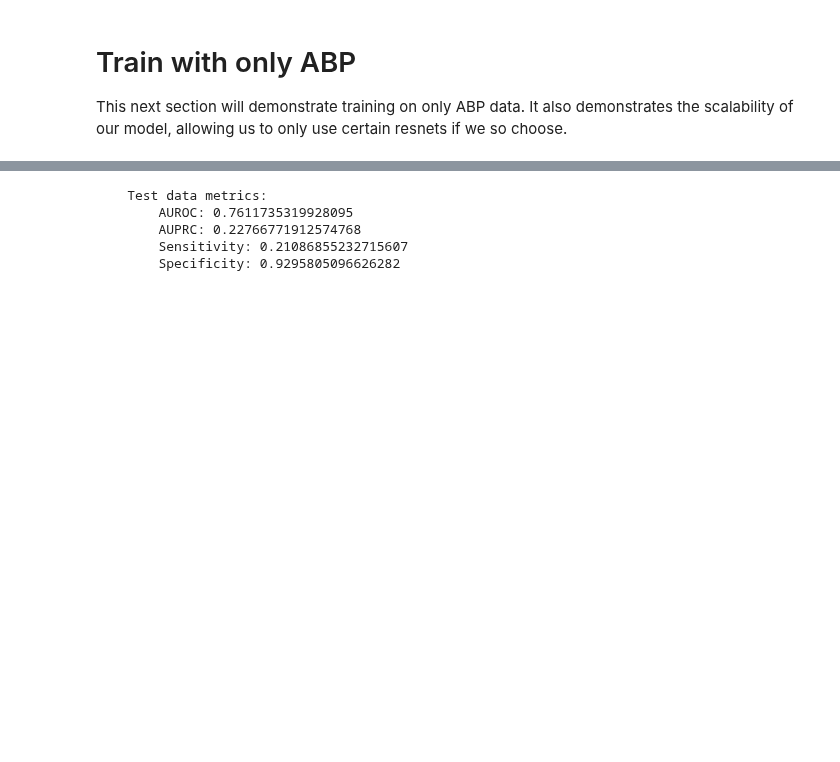
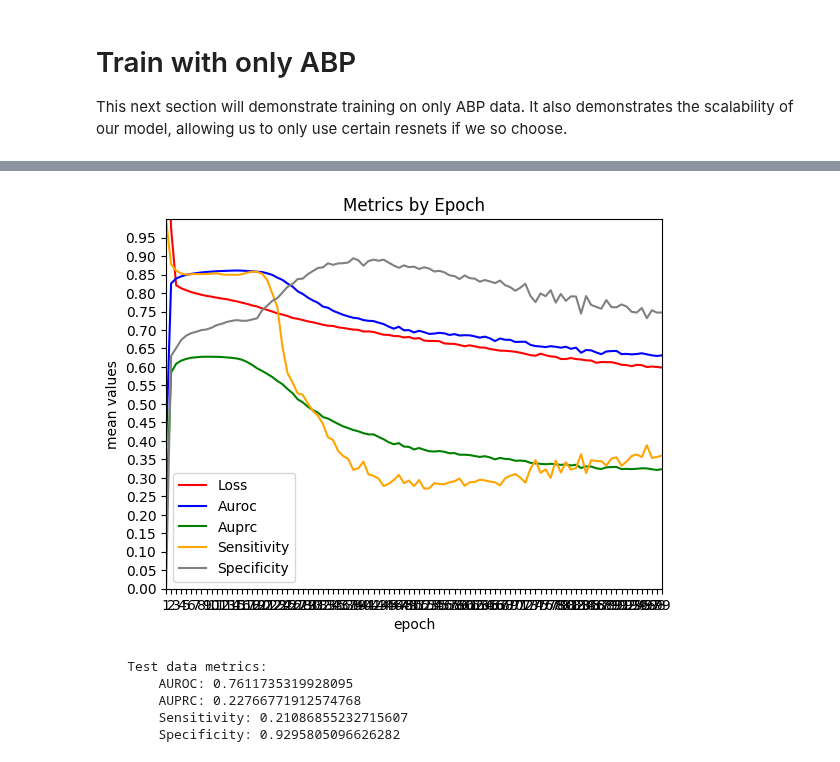
Before and after one commit to invictus125/cs598-final-project, a Jupyter notebook: temp.ipynb, the cells around one changed output, grey strips where cells are left out. Cells and saved outputs as stored; diff of their text form; code cells hidden in the pictures; blank space fills up the shorter version.

```diff
--- a/temp.ipynb
+++ b/temp.ipynb
@@ -1118,0 +1117,26 @@ train(
+# %%
+# Put together a model using only ABP
+abp_resnet = None
+abp_resnet = WaveformResNet(
+    input_shape=30000,
+    output_size=32,
+    data_type='abp',
+)
+
+abp_model = IntraoperativeHypotensionModel(
+    abp_resnet=abp_resnet
+)
+
+train(
+    abp_model,
+    train_data,
+    eval_data,
+    batch_size=256,
+    epochs=100,
+    learning_rate=0.0001,
+    pos_weight=5.0,
+    neg_weight=1.0,
+    model_title='abp_only_no_encoder_c5',
+    output_dir=f'{DRIVE_PROJECT_DIR_PATH}/model_checkpoints'
+)
+# %% [output]
@@ -1118,0 +1144 @@ train(
+[figure, added]
```
Also changed, not shown: parts of 16 cells of this notebook.
